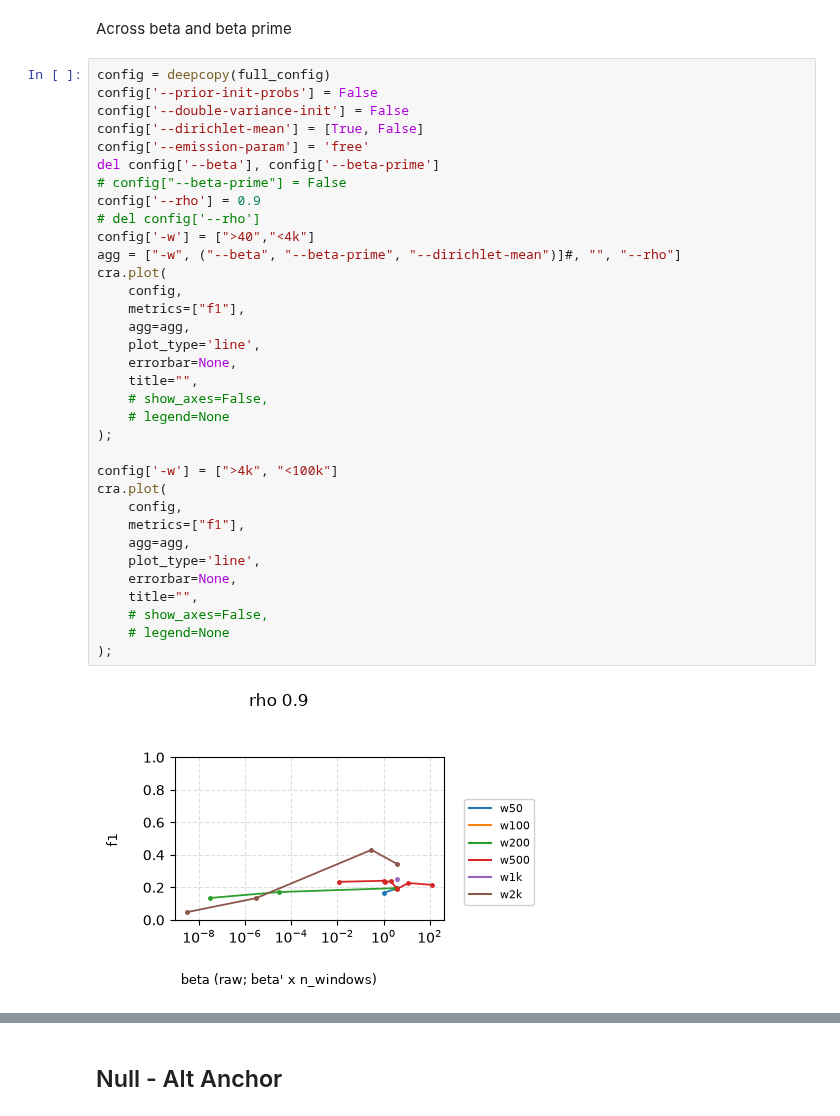
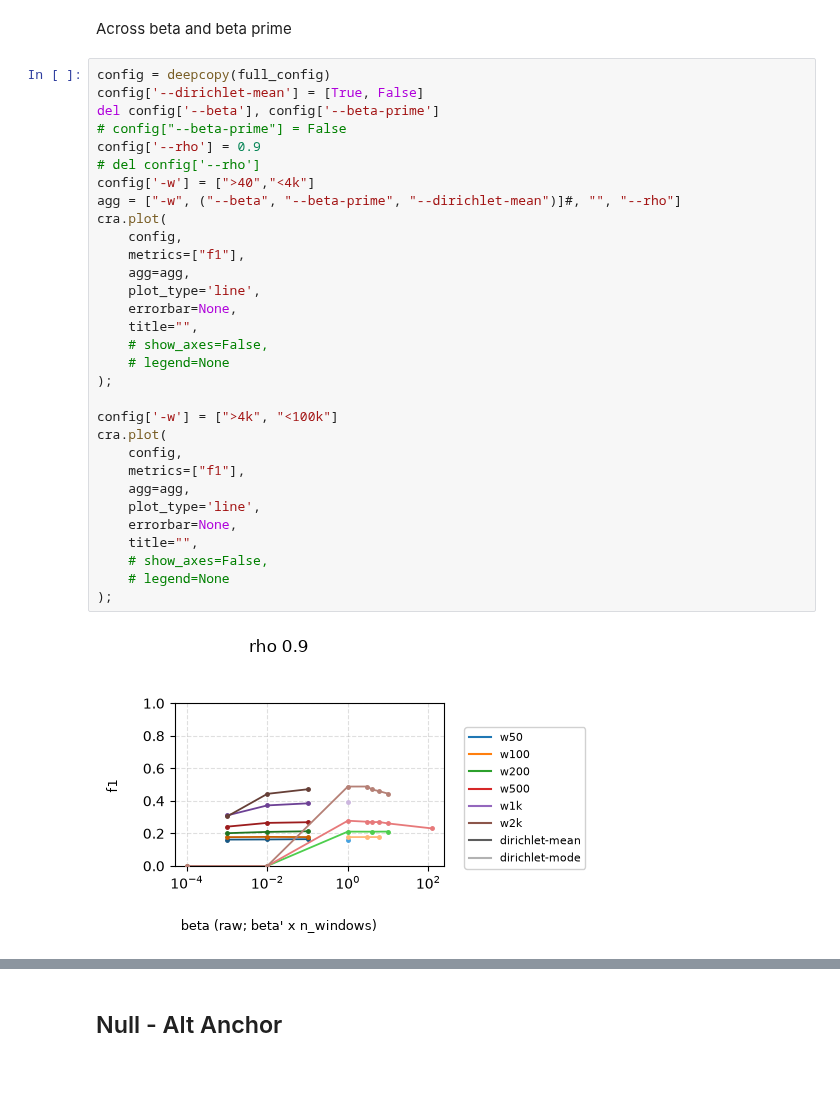
Before and after one commit to isaacangyu/phlag, a Jupyter notebook: bench/aggregate.ipynb, the cells around one changed output, grey strips where cells are left out. Saved outputs shown, nothing was run; the diff lists cells and outputs as text; blank space fills up the shorter version.

```diff
--- a/bench/aggregate.ipynb
+++ b/bench/aggregate.ipynb
@@ -329,37 +291,34 @@ cra.plot(
 Across beta and beta prime
 # %%
 config = deepcopy(full_config)
-config['--prior-init-probs'] = False
-config['--double-variance-init'] = False
 config['--dirichlet-mean'] = [True, False]
-config['--emission-param'] = 'free'
 del config['--beta'], config['--beta-prime']
 # config["--beta-prime"] = False
 config['--rho'] = 0.9
 # del config['--rho']
 config['-w'] = [">40","<4k"]
 agg = ["-w", ("--beta", "--beta-prime", "--dirichlet-mean")]#, "", "--rho"]
 cra.plot(
     config,
     metrics=["f1"],
     agg=agg,
     plot_type='line',
     errorbar=None,
     title="",
     # show_axes=False,
     # legend=None
 );
 
 config['-w'] = [">4k", "<100k"]
 cra.plot(
     config,
     metrics=["f1"],
     agg=agg,
     plot_type='line',
     errorbar=None,
     title="",
     # show_axes=False,
     # legend=None
 );
 # %% [output]
-[figure, old version]
+[figure, new version]
```
Also changed, not shown: parts of 6 cells of this notebook, 6 other files.
